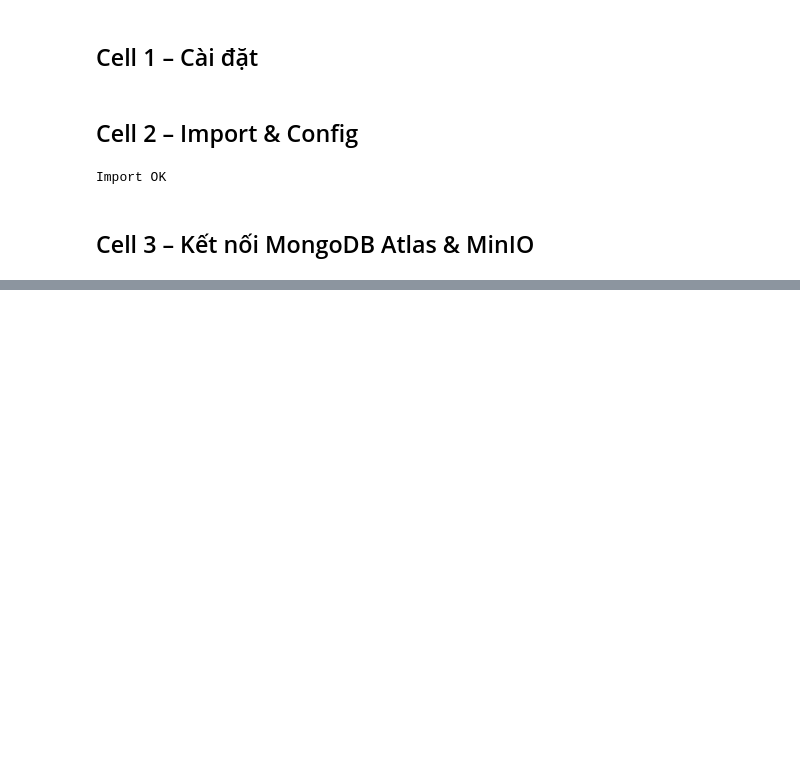
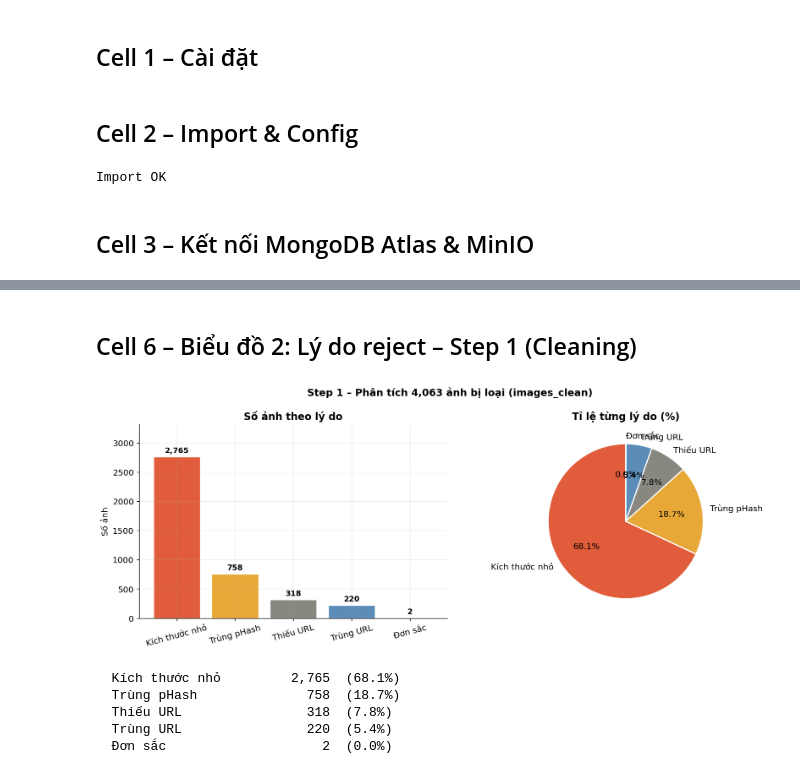
Before and after one commit to phatdat20905/landscape-image-clustering, a Jupyter notebook: notebooks/eda_preprocessing.ipynb, the cells around one changed output, grey strips where cells are left out. Cells and saved outputs as stored; diff of their text form; code cells hidden in the pictures; blank space fills up the shorter version.

```diff
--- a/notebooks/eda_preprocessing.ipynb
+++ b/notebooks/eda_preprocessing.ipynb
@@ -678,0 +197,54 @@ print(SEP)
+# %% [markdown]
+## Cell 6 – Biểu đồ 2: Lý do reject – Step 1 (Cleaning)
+# %%
+if len(df_rej) > 0 and 'reject_reason' in df_rej.columns:
+    def cat_reason(r):
+        r = str(r or '').lower()
+        if 'corrupt' in r or 'download' in r: return 'Lỗi/hỏng'
+        if 'small'   in r:                    return 'Kích thước nhỏ'
+        if 'monotone' in r:                   return 'Đơn sắc'
+        if 'duplicate_url' in r:              return 'Trùng URL'
+        if 'duplicate_phash' in r:            return 'Trùng pHash'
+        if 'missing_url' in r:                return 'Thiếu URL'
+        return 'Khác'
+
+    df_rej = df_rej.copy()
+    df_rej['reason_cat'] = df_rej['reject_reason'].apply(cat_reason)
+    rc = df_rej['reason_cat'].value_counts()
+    rej_colors = ['#E05C3A','#E8A838','#888780','#5B8DB8','#A0C4D8','#4CAF50']
+
+    fig, axes = plt.subplots(1, 2, figsize=(13, 5))
+    fig.suptitle(f'Step 1 – Phân tích {len(df_rej):,} ảnh bị loại (images_clean)',
+                 fontsize=13, fontweight='bold')
+
+    axes[0].bar(rc.index, rc.values, color=rej_colors[:len(rc)],
+               edgecolor='white', linewidth=0.8)
+    axes[0].set_title('Số ảnh theo lý do', fontweight='bold')
+    axes[0].set_ylabel('Số ảnh')
+    axes[0].tick_params(axis='x', rotation=15)
+    axes[0].set_ylim(0, rc.max()*1.2)
+    for i,(k,v) in enumerate(rc.items()):
+        axes[0].text(i, v+rc.max()*0.025, f'{v:,}',
+                    ha='center', fontweight='bold', fontsize=10)
+
+    axes[1].pie(rc.values, labels=rc.index, colors=rej_colors[:len(rc)],
+               autopct='%1.1f%%', startangle=90,
+               wedgeprops=dict(edgecolor='white', linewidth=1.5),
+               textprops={'fontsize': 11})
+    axes[1].set_title('Tỉ lệ từng lý do (%)', fontweight='bold')
+
+    plt.tight_layout()
+    plt.savefig('reports/preprocessing/02_reject_reasons.png', dpi=150, bbox_inches='tight')
+    plt.show()
+
+    for k, v in rc.items():
+        print(f'  {k:<22} {v:>5,}  ({v/len(df_rej)*100:.1f}%)')
+else:
+    print('Chưa có dữ liệu rejected.')
+# %% [output]
+[figure, added]
+  Kích thước nhỏ         2,765  (68.1%)
+  Trùng pHash              758  (18.7%)
+  Thiếu URL                318  (7.8%)
+  Trùng URL                220  (5.4%)
+  Đơn sắc                    2  (0.0%)
```
Also changed, not shown: parts of 53 cells of this notebook, 4 other files.
